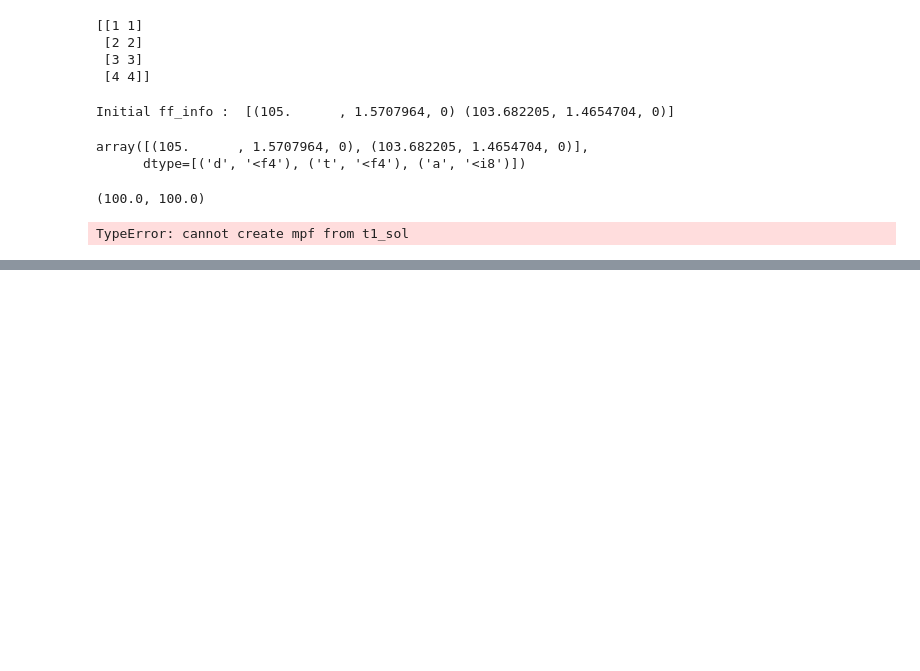
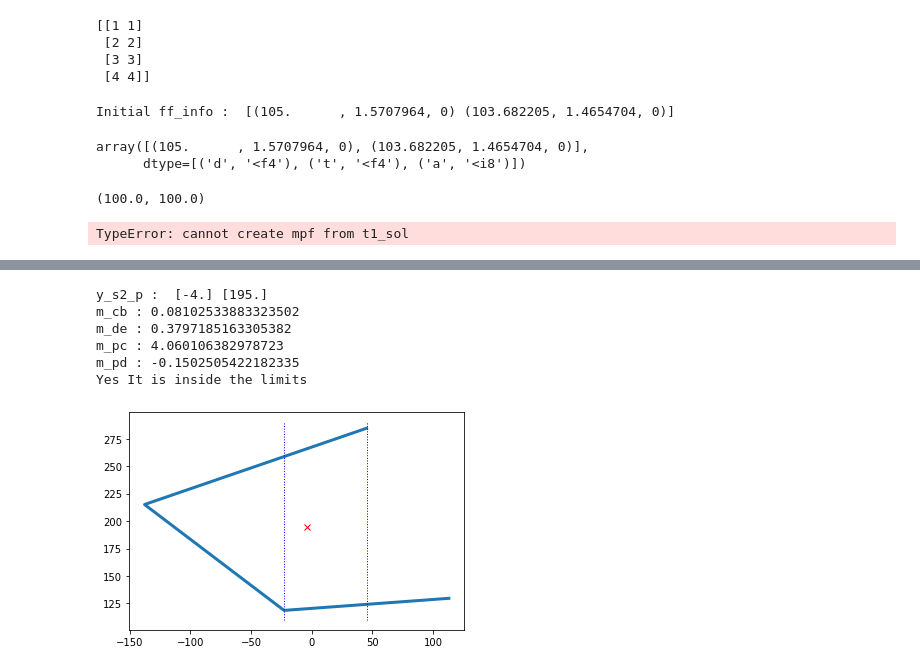
Before and after one commit to cmburgul/Friction-Finger-WIHM-DRL, a Jupyter notebook: ff_env_1.ipynb, the cells around one changed output, grey strips where cells are left out. Saved outputs shown, nothing was run; the diff lists cells and outputs as text; code cells hidden in the pictures; blank space fills up the shorter version.

```diff
--- a/ff_env_1.ipynb
+++ b/ff_env_1.ipynb
@@ -690,0 +899,56 @@ TypeError: cannot create mpf from t1_sol
+# %%
+# Section 2
+
+#if (section == 2):
+
+# Randomly selecting X - Co-ordinates within Section 1
+x_s2_p = np.random.randint(-22.80, 45.107, size=1).astype("float64")
+# Randomly selecting X - Co-ordinates within Section 1
+y_s2_p = np.random.randint( 118.67,  284.80, size=1).astype("float64")
+
+print("y_s2_p : ", x_s2_p, y_s2_p)
+
+# Plotting
+x_s2 = [B_x, C_x, D_x, E_x]
+y_s2 = [B_y, C_y, D_y, E_y]
+
+# Plotting a scatter points
+plt.plot(x_s2_p, y_s2_p, 'x', color='red')
+
+# Plotting lines acros points
+plt.plot(x_s2, y_s2, linewidth=3)
+
+# Plotting Section line-2 across point C
+plt.plot([C_x, C_x], [110, 290], linestyle='dotted', linewidth=1, color='blue')
+
+# Plotting Section line-3 across point E
+plt.plot([E_x, E_x], [110, 290], linestyle='dotted', linewidth=1, color='blue')
+
+# Slope of line CB
+m_cb = slope(C_x, C_y, B_x, B_y)
+print("m_cb :", m_cb)
+
+# Slope of line DE
+m_de = slope(D_x, D_y, E_x, E_y)
+print("m_de :", m_de)
+
+# Slope of point P and point C
+m_pc = slope(C_x, C_y, x_s2_p, y_s2_p)
+print("m_pc :", m_pc)
+
+# Slope of point P and point D
+m_pd = slope(D_x, D_y, x_s2_p, y_s2_p)
+print("m_pd :", m_pd)
+
+if (m_pc > m_cb and m_pd < m_de):
+    print("Yes It is inside the limits")
+else:
+    print("No it is outside the limits")
+# %% [output]
+y_s2_p :  [-4.] [195.]
+m_cb : 0.08102533883323502
+m_de : 0.3797185163305382
+m_pc : 4.060106382978723
+m_pd : -0.1502505422182335
+Yes It is inside the limits
+[figure, added]
```
Also changed, not shown: parts of 14 cells of this notebook, 1 other file.
